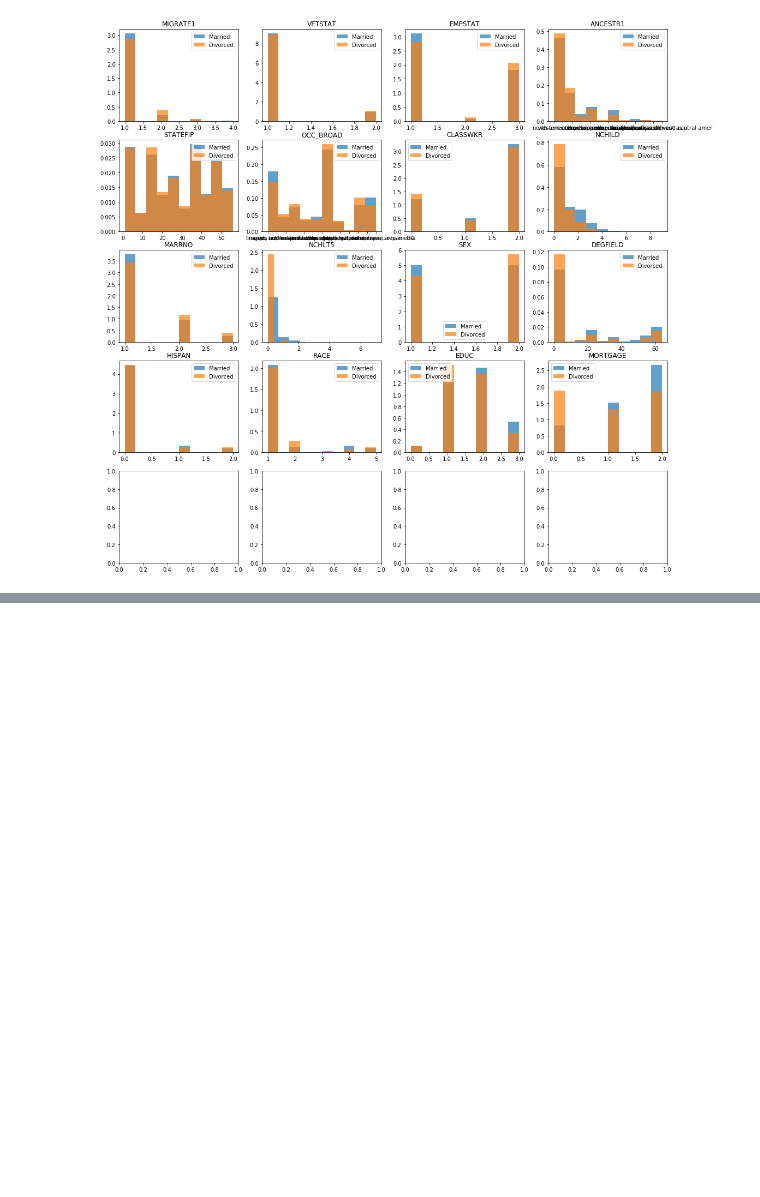
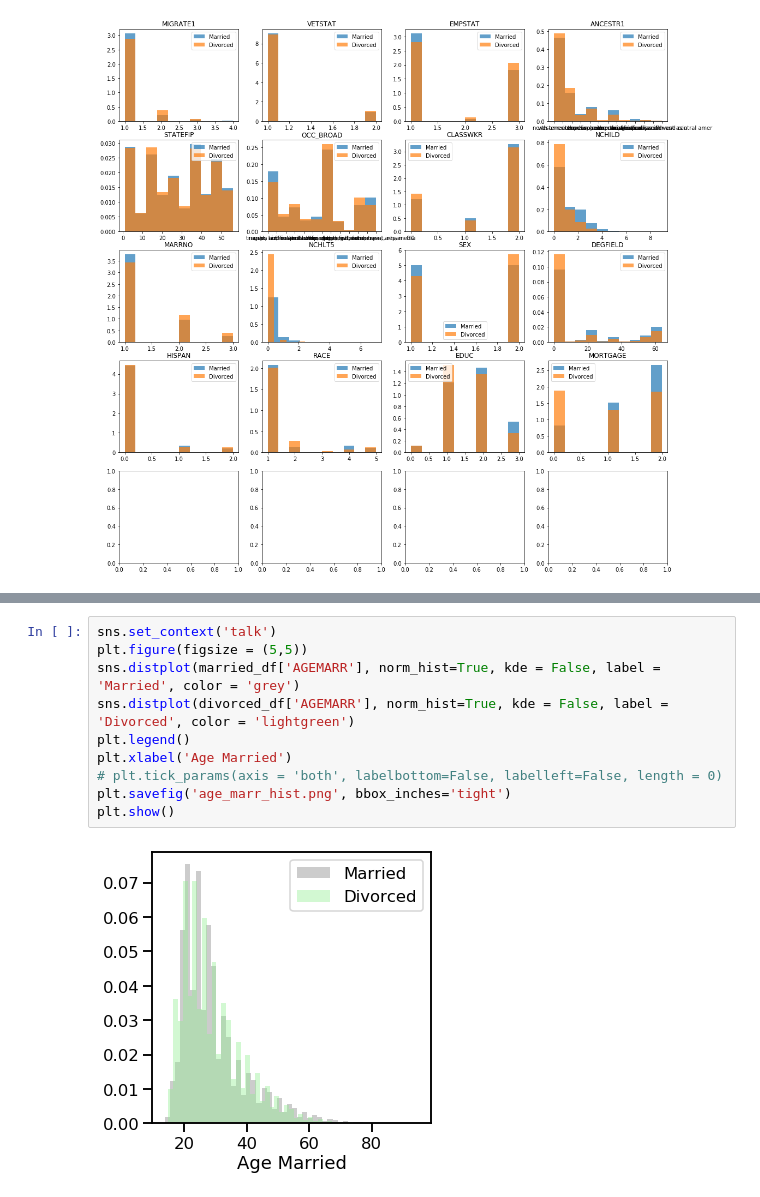
Before and after one commit to achildress83/Symptoms_of_Divorce, a Jupyter notebook: notebooks/EDA.ipynb, the cells around one changed output, grey strips where cells are left out. Drawn from its saved outputs; the diff is of its cells as text; blank space fills up the shorter version.

```diff
--- a/notebooks/EDA.ipynb
+++ b/notebooks/EDA.ipynb
@@ -137,0 +150,12 @@ hist_plot_1()
+# %%
+sns.set_context('talk')
+plt.figure(figsize = (5,5))
+sns.distplot(married_df['AGEMARR'], norm_hist=True, kde = False, label = 'Married', color = 'grey')
+sns.distplot(divorced_df['AGEMARR'], norm_hist=True, kde = False, label = 'Divorced', color = 'lightgreen')
+plt.legend()
+plt.xlabel('Age Married')
+# plt.tick_params(axis = 'both', labelbottom=False, labelleft=False, length = 0)
+plt.savefig('age_marr_hist.png', bbox_inches='tight')
+plt.show()
+# %% [output]
+[figure, added]
```
Also changed, not shown: parts of 1 cell of this notebook, 7 other files.
